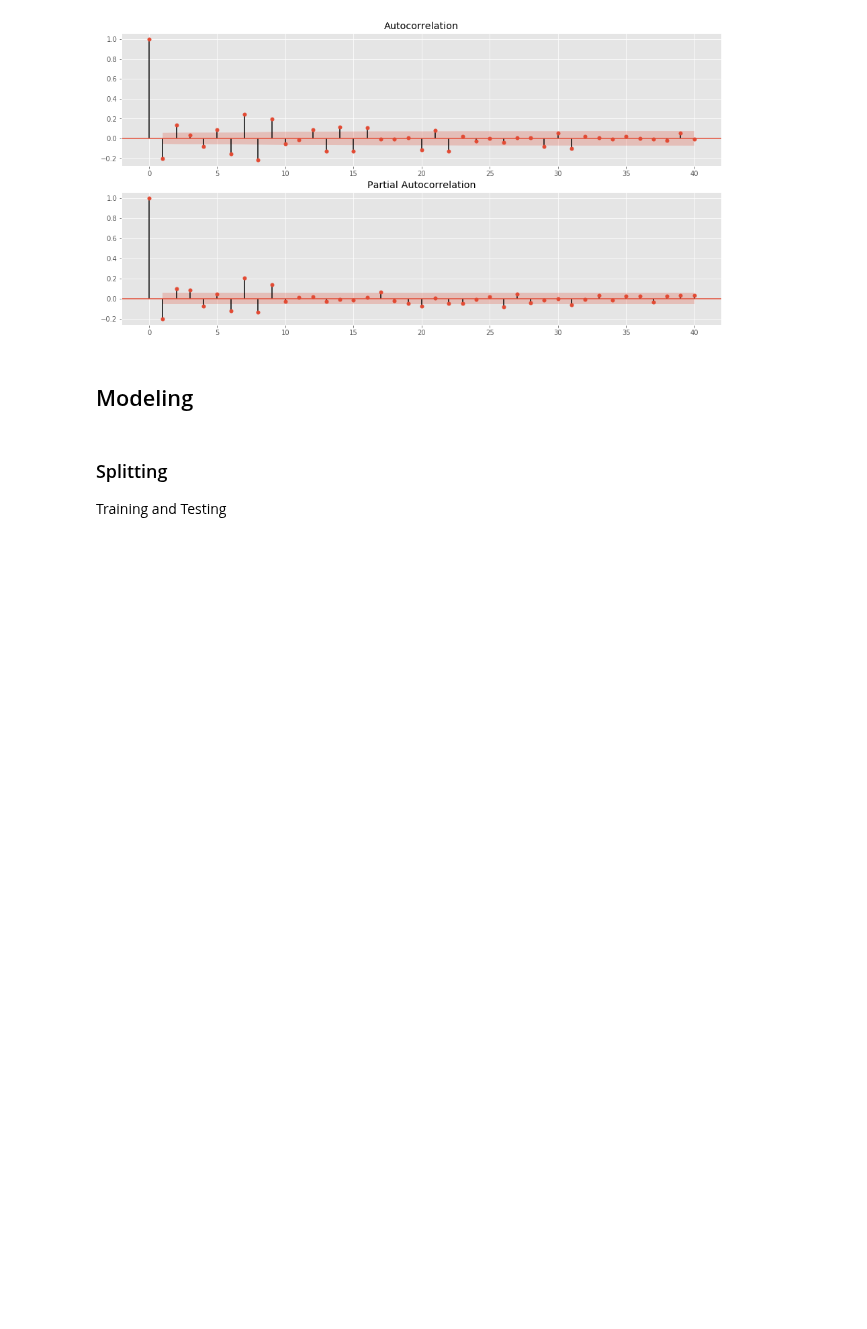
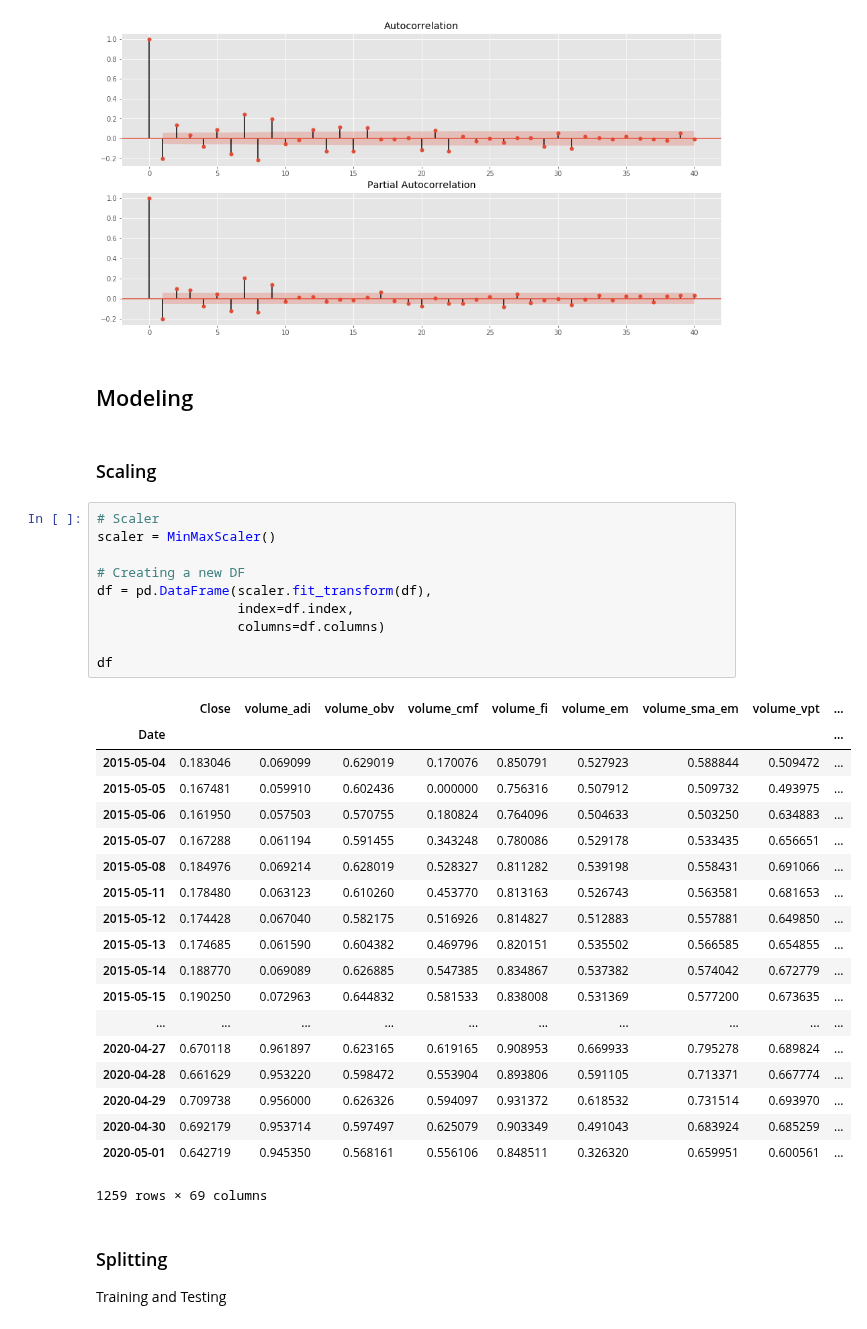
Before and after one commit to marcosan93/Price-Forecaster, a Jupyter notebook: VARMAX-Potential New Machine Learning Model.ipynb, the cells around one changed output. Drawn from its saved outputs; the diff is of its cells as text; blank space fills up the shorter version.

Commit message:
added scaling

```diff
--- a/VARMAX-Potential New Machine Learning Model.ipynb
+++ b/VARMAX-Potential New Machine Learning Model.ipynb
@@ -97,6 +98,38 @@ plt.show()
 [figure]
 # %% [markdown]
 ## Modeling
+# %% [markdown]
+### Scaling
+# %%
+# Scaler
+scaler = MinMaxScaler()
+
+# Creating a new DF
+df = pd.DataFrame(scaler.fit_transform(df),
+                  index=df.index,
+                  columns=df.columns)
+
+df
+# %% [output]
+|  | Close | volume_adi | volume_obv | volume_cmf | volume_fi | volume_em | volume_sma_em | volume_vpt | ... |
+| Date |  |  |  |  |  |  |  |  | ... |
+| 2015-05-04 | 0.183046 | 0.069099 | 0.629019 | 0.170076 | 0.850791 | 0.527923 | 0.588844 | 0.509472 | ... |
+| 2015-05-05 | 0.167481 | 0.059910 | 0.602436 | 0.000000 | 0.756316 | 0.507912 | 0.509732 | 0.493975 | ... |
+| 2015-05-06 | 0.161950 | 0.057503 | 0.570755 | 0.180824 | 0.764096 | 0.504633 | 0.503250 | 0.634883 | ... |
+| 2015-05-07 | 0.167288 | 0.061194 | 0.591455 | 0.343248 | 0.780086 | 0.529178 | 0.533435 | 0.656651 | ... |
+| 2015-05-08 | 0.184976 | 0.069214 | 0.628019 | 0.528327 | 0.811282 | 0.539198 | 0.558431 | 0.691066 | ... |
+| 2015-05-11 | 0.178480 | 0.063123 | 0.610260 | 0.453770 | 0.813163 | 0.526743 | 0.563581 | 0.681653 | ... |
+| 2015-05-12 | 0.174428 | 0.067040 | 0.582175 | 0.516926 | 0.814827 | 0.512883 | 0.557881 | 0.649850 | ... |
+| 2015-05-13 | 0.174685 | 0.061590 | 0.604382 | 0.469796 | 0.820151 | 0.535502 | 0.566585 | 0.654855 | ... |
+| 2015-05-14 | 0.188770 | 0.069089 | 0.626885 | 0.547385 | 0.834867 | 0.537382 | 0.574042 | 0.672779 | ... |
+| 2015-05-15 | 0.190250 | 0.072963 | 0.644832 | 0.581533 | 0.838008 | 0.531369 | 0.577200 | 0.673635 | ... |
+| ... | ... | ... | ... | ... | ... | ... | ... | ... | ... |
+| 2020-04-27 | 0.670118 | 0.961897 | 0.623165 | 0.619165 | 0.908953 | 0.669933 | 0.795278 | 0.689824 | ... |
+| 2020-04-28 | 0.661629 | 0.953220 | 0.598472 | 0.553904 | 0.893806 | 0.591105 | 0.713371 | 0.667774 | ... |
+| 2020-04-29 | 0.709738 | 0.956000 | 0.626326 | 0.594097 | 0.931372 | 0.618532 | 0.731514 | 0.693970 | ... |
+| 2020-04-30 | 0.692179 | 0.953714 | 0.597497 | 0.625079 | 0.903349 | 0.491043 | 0.683924 | 0.685259 | ... |
+| 2020-05-01 | 0.642719 | 0.945350 | 0.568161 | 0.556106 | 0.848511 | 0.326320 | 0.659951 | 0.600561 | ... |
+1259 rows × 69 columns
 # %% [markdown]
 ### Splitting
 Training and Testing
```
Also changed, not shown: parts of 4 cells of this notebook.
